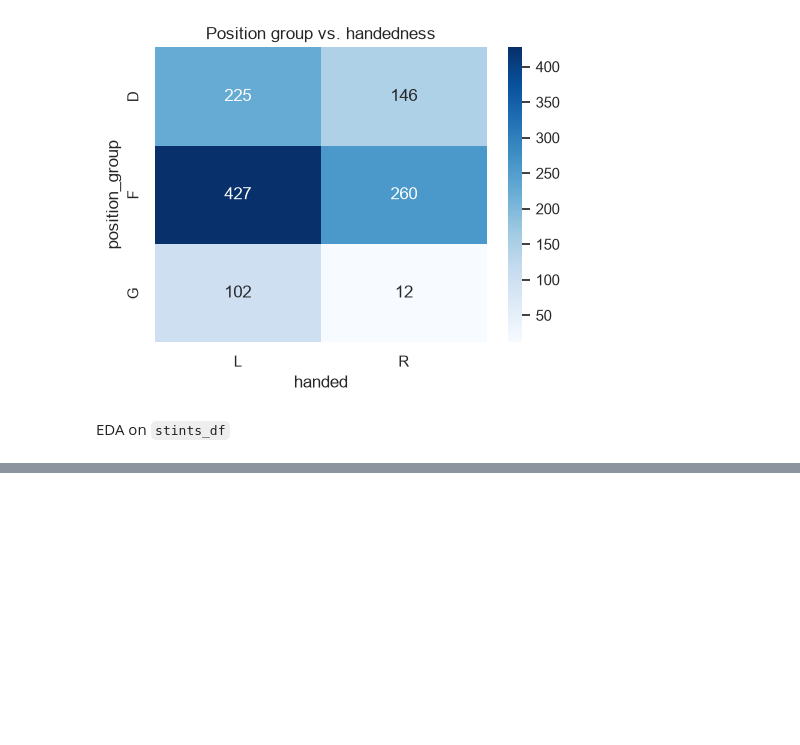
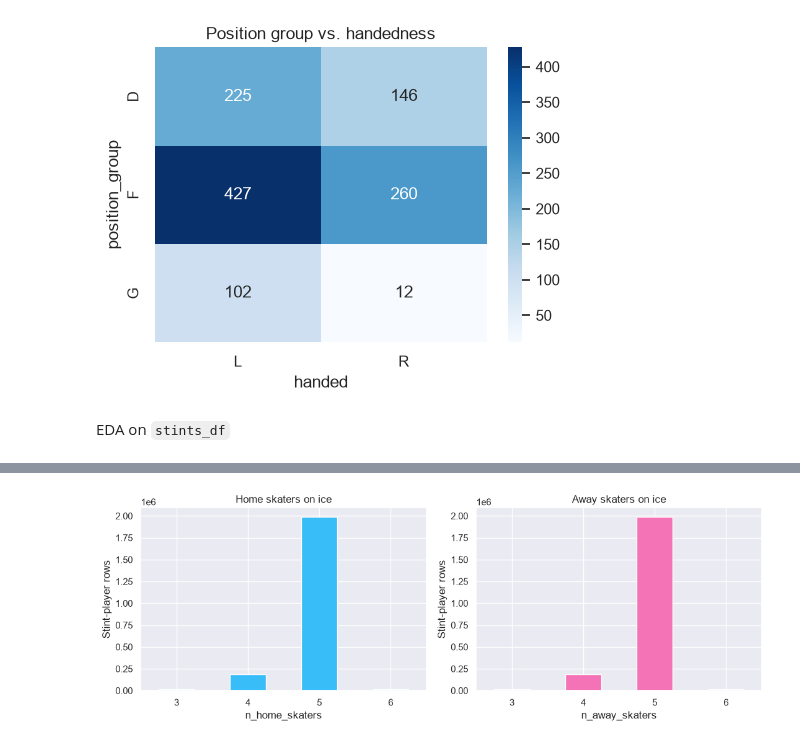
Before and after one commit to Nick3429/halo-forecheck-speed, a Jupyter notebook: eda.ipynb, the cells around one changed output, grey strips where cells are left out. Saved outputs shown, nothing was run; the diff lists cells and outputs as text; code cells hidden in the pictures; blank space fills up the shorter version.

```diff
--- a/eda.ipynb
+++ b/eda.ipynb
@@ -217,3 +217,8 @@ plt.show()
 [figure]
 # %% [markdown]
 EDA on `stints_df`
+# %%
+stints_df = pd.read_parquet(f"{DATA}/stints.parquet")
+print(stints_df.shape)
+print(stints_df.dtypes)
+stints_df.head()
@@ -219,0 +274,13 @@ EDA on `stints_df`
+# %%
+fig, axes = plt.subplots(1, 2, figsize=(11, 4))
+stints_df["n_home_skaters"].value_counts().sort_index().plot(kind="bar", ax=axes[0], color="#38bdf8")
+axes[0].set_title("Home skaters on ice")
+stints_df["n_away_skaters"].value_counts().sort_index().plot(kind="bar", ax=axes[1], color="#f472b6")
+axes[1].set_title("Away skaters on ice")
+for ax in axes:
+    ax.tick_params(axis="x", rotation=0)
+    ax.set_ylabel("Stint-player rows")
+plt.tight_layout()
+plt.show()
+# %% [output]
+[figure, added]
```
Also changed, not shown: parts of 13 cells of this notebook.
